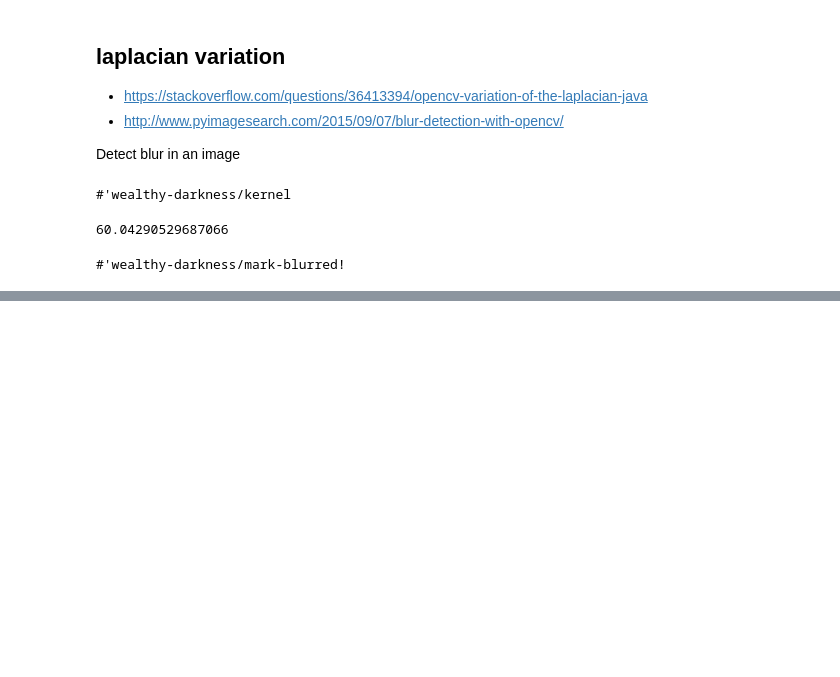
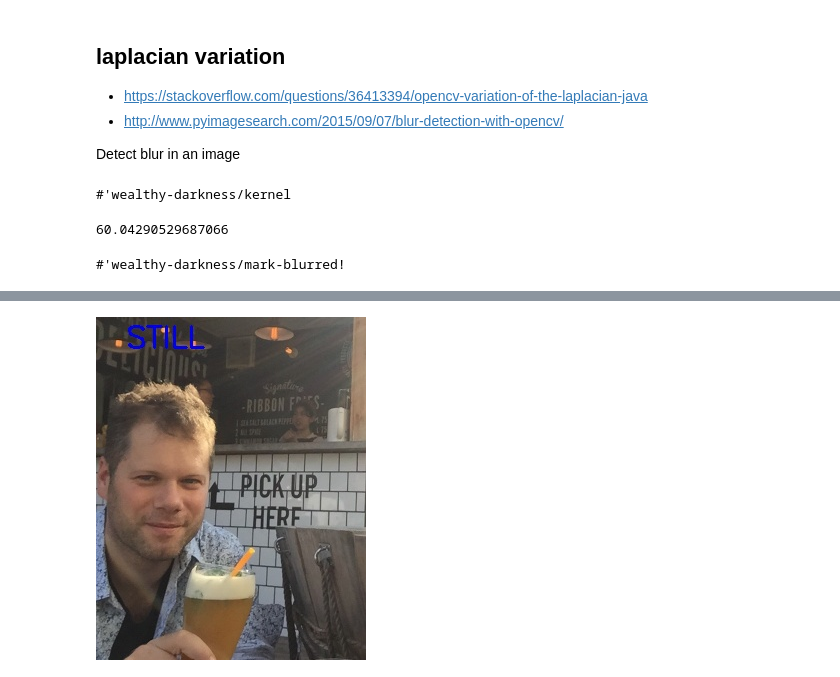
Before and after one commit to hellonico/origami-fun, a Jupyter notebook: jupyter/blurdetect.ipynb, the cells around one changed output, grey strips where cells are left out. Cells and saved outputs as stored; diff of their text form; code cells hidden in the pictures; blank space fills up the shorter version.

```diff
--- a/jupyter/blurdetect.ipynb
+++ b/jupyter/blurdetect.ipynb
@@ -80,0 +88,4 @@ Detect blur in an image
+# %%
+(mark (nth images 2))
+# %% [output]
+[figure, added]
```
Also changed, not shown: parts of 3 cells of this notebook, 10 other files.
